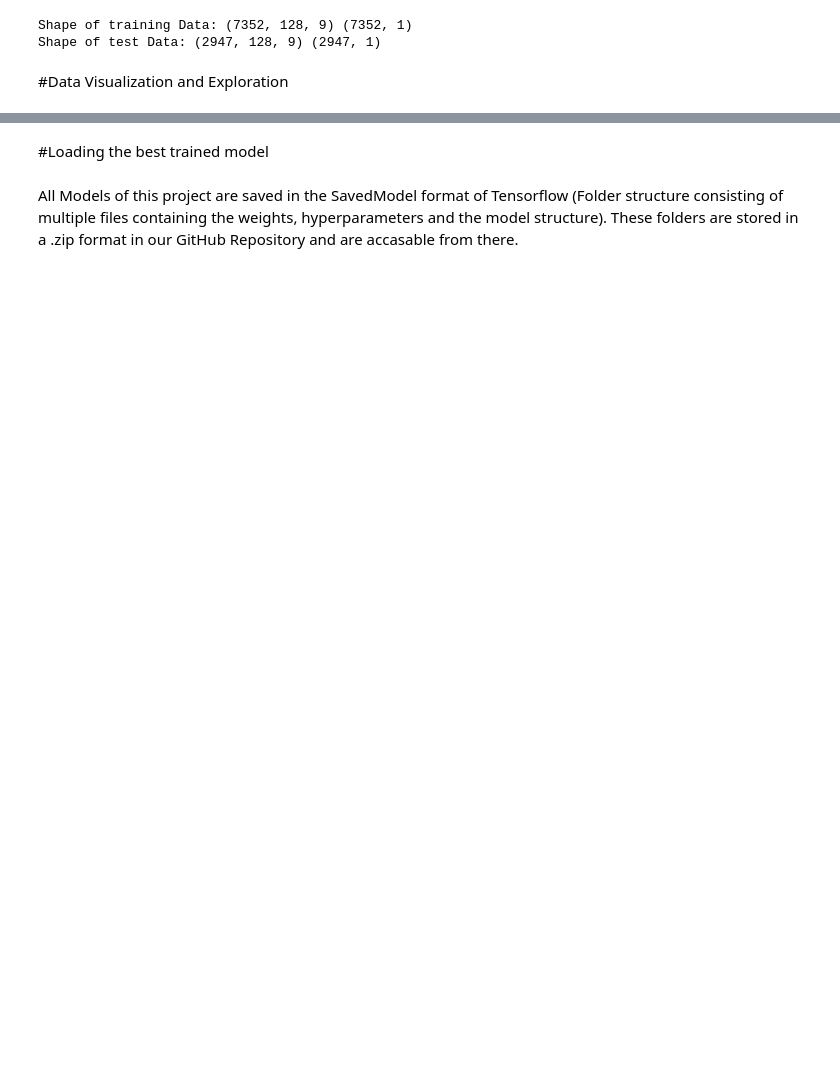
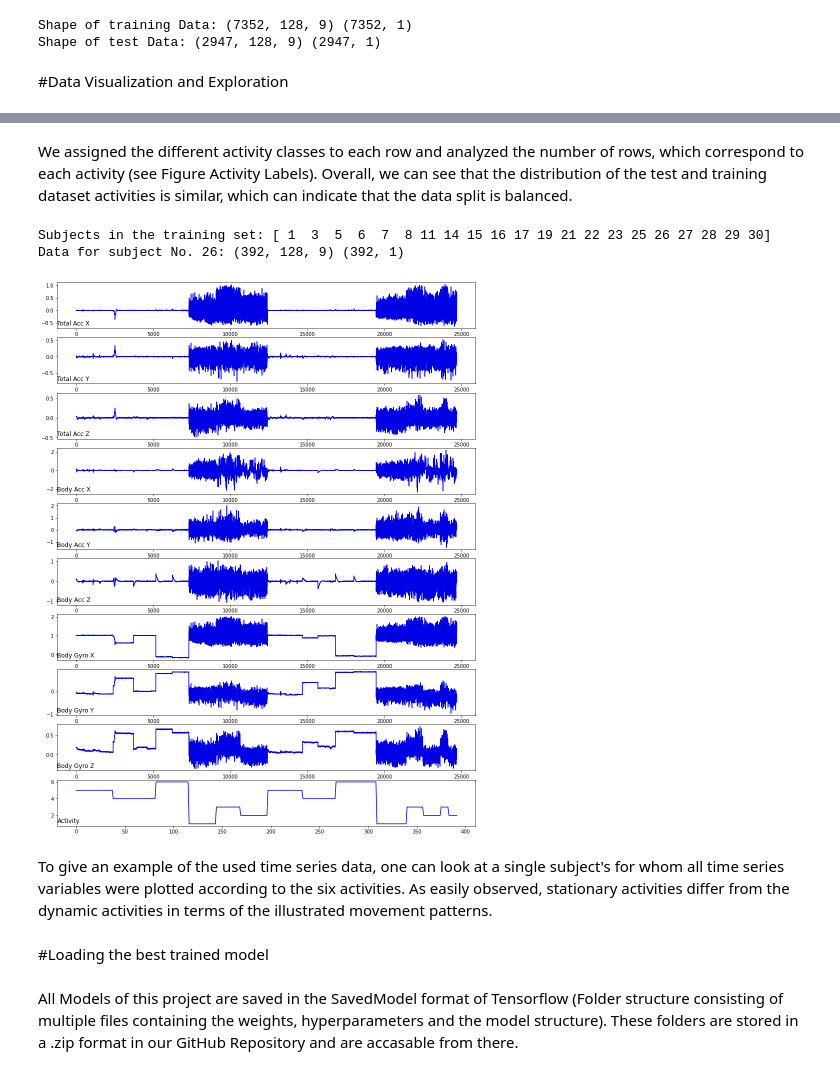
Before and after one commit to Entspannter/CrispCerebella, a Jupyter notebook: Colab_Demo.ipynb, the cells around one changed output, grey strips where cells are left out. Cells and saved outputs as stored; diff of their text form; code cells hidden in the pictures; blank space fills up the shorter version.

```diff
--- a/Colab_Demo.ipynb
+++ b/Colab_Demo.ipynb
@@ -58,3 +88,25 @@ Shape of test Data: (2947, 128, 9) (2947, 1)
+# %% [markdown]
+We assigned the different activity classes to each row and analyzed the number of rows, which correspond to each activity (see Figure Activity Labels). Overall, we can see that the distribution of the test and training dataset activities is similar, which can indicate that the data split is balanced.
+# %%
+plt.show()
+# load mapping of rows to the subjects
+sub_map = dataloader('/content/CrispCerebella/Dataset/UCI HAR Dataset/train/subject_train.txt')
+train_subjects = unique(sub_map)
+# print which subjects from the whole dataset are in the training dataset
+print("Subjects in the training set:", train_subjects)
+# get the data for one subject (here for the presentation we use the subject number 16)
+sub_id = train_subjects[16]
+subX, suby = individual_timeseries(trainX, trainy, sub_map, sub_id)
+print(f'Data for subject No. {sub_id}:', subX.shape, suby.shape, " \n  \n ")
+
+# plot data for subject number 16
+plot_subject(subX, suby)
+# %% [output]
+Subjects in the training set: [ 1  3  5  6  7  8 11 14 15 16 17 19 21 22 23 25 26 27 28 29 30]
+Data for subject No. 26: (392, 128, 9) (392, 1)
+[figure, added]
+# %% [markdown]
+To give an example of the used time series data, one can look at a single subject's for whom all time series variables were plotted according to the six activities. As easily observed, stationary activities differ from the dynamic activities in terms of the illustrated movement patterns.
 # %% [markdown]
 #Loading the best trained model
 # %% [markdown]
```
Also changed, not shown: parts of 26 cells of this notebook.
